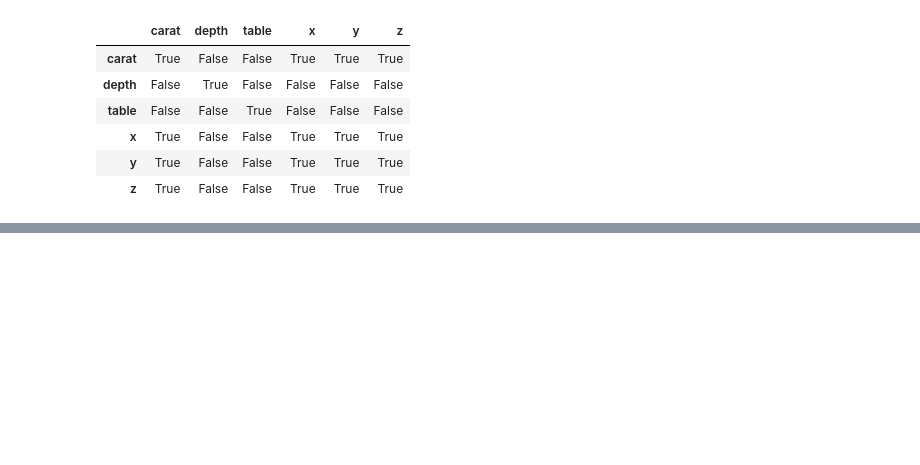
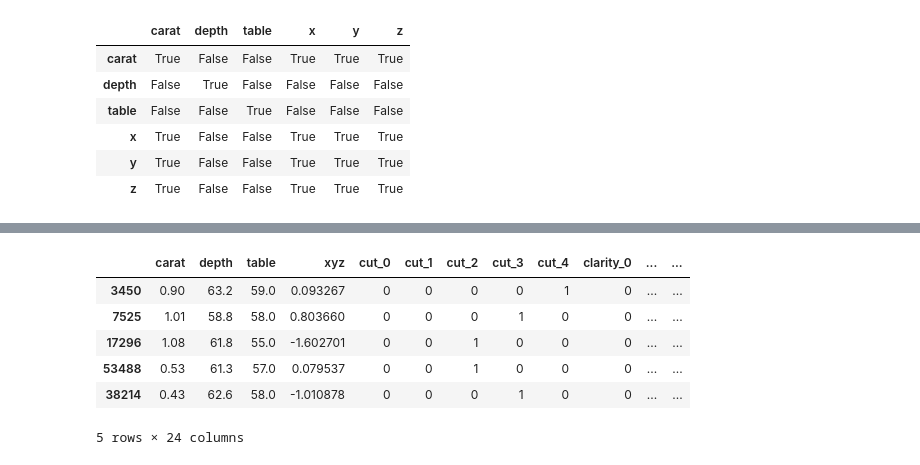
Before and after one commit to batikanor/GlobalAIHubMachineLearningCourse, a Jupyter notebook: Final Project/Final Project.ipynb, the cells around one changed output, grey strips where cells are left out. Cells and saved outputs as stored; diff of their text form; code cells hidden in the pictures; blank space fills up the shorter version.

```diff
--- a/Final Project/Final Project.ipynb
+++ b/Final Project/Final Project.ipynb
@@ -252,0 +363,10 @@ df.corr('pearson') > 0.8 # to find the said correlating pairs
+# %%
+X_train.head()
+# %% [output]
+|  | carat | depth | table | xyz | cut_0 | cut_1 | cut_2 | cut_3 | cut_4 | clarity_0 | ... | ... |
+| 3450 | 0.90 | 63.2 | 59.0 | 0.093267 | 0 | 0 | 0 | 0 | 1 | 0 | ... | ... |
+| 7525 | 1.01 | 58.8 | 58.0 | 0.803660 | 0 | 0 | 0 | 1 | 0 | 0 | ... | ... |
+| 17296 | 1.08 | 61.8 | 55.0 | -1.602701 | 0 | 0 | 1 | 0 | 0 | 0 | ... | ... |
+| 53488 | 0.53 | 61.3 | 57.0 | 0.079537 | 0 | 0 | 1 | 0 | 0 | 0 | ... | ... |
+| 38214 | 0.43 | 62.6 | 58.0 | -1.010878 | 0 | 0 | 0 | 1 | 0 | 0 | ... | ... |
+5 rows × 24 columns
```
Also changed, not shown: parts of 22 cells of this notebook.
